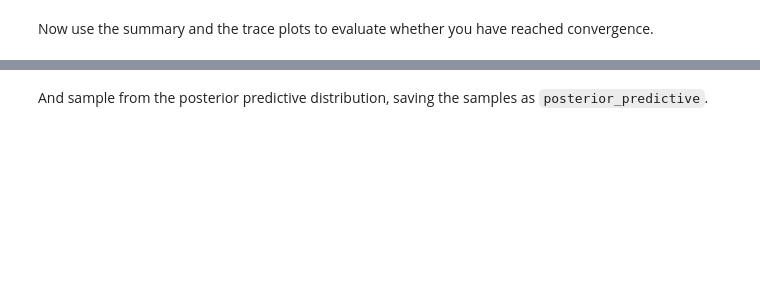
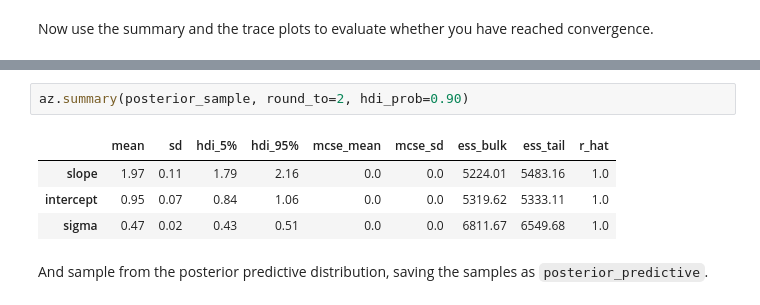
Before and after one commit to mona-borth/Hertie_ML_2025_Labs, a Jupyter notebook: lab8.ipynb, the cells around one changed output, grey strips where cells are left out. Cells and saved outputs as stored; diff of their text form; blank space fills up the shorter version.

```diff
--- a/lab8.ipynb
+++ b/lab8.ipynb
@@ -274,2 +330,9 @@ Now use the summary and the trace plots to evaluate whether you have reached con
+# %%
+az.summary(posterior_sample, round_to=2, hdi_prob=0.90)
+# %% [output]
+|  | mean | sd | hdi_5% | hdi_95% | mcse_mean | mcse_sd | ess_bulk | ess_tail | r_hat |
+| slope | 1.97 | 0.11 | 1.79 | 2.16 | 0.0 | 0.0 | 5224.01 | 5483.16 | 1.0 |
+| intercept | 0.95 | 0.07 | 0.84 | 1.06 | 0.0 | 0.0 | 5319.62 | 5333.11 | 1.0 |
+| sigma | 0.47 | 0.02 | 0.43 | 0.51 | 0.0 | 0.0 | 6811.67 | 6549.68 | 1.0 |
 # %% [markdown]
 And sample from the posterior predictive distribution, saving the samples as `posterior_predictive`.
```
Also changed, not shown: parts of 17 cells of this notebook.
